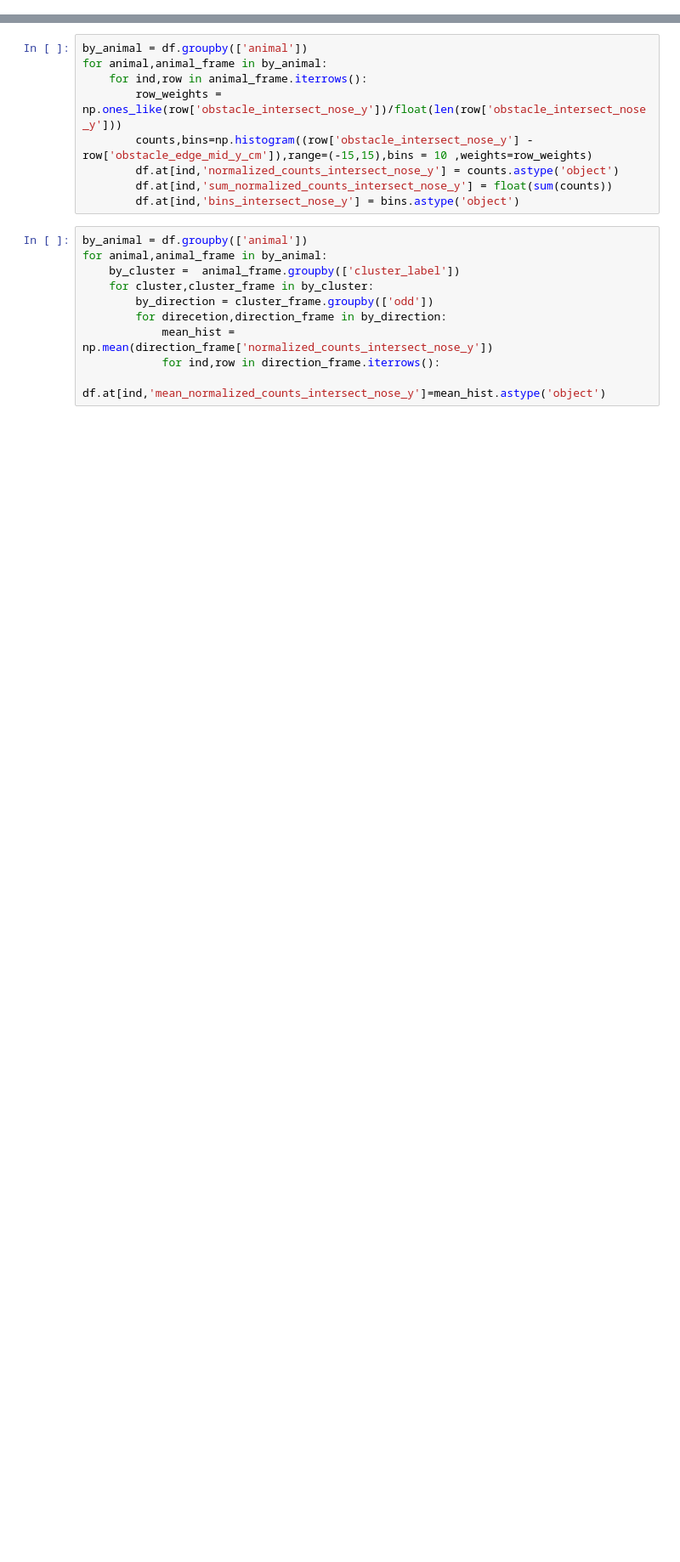
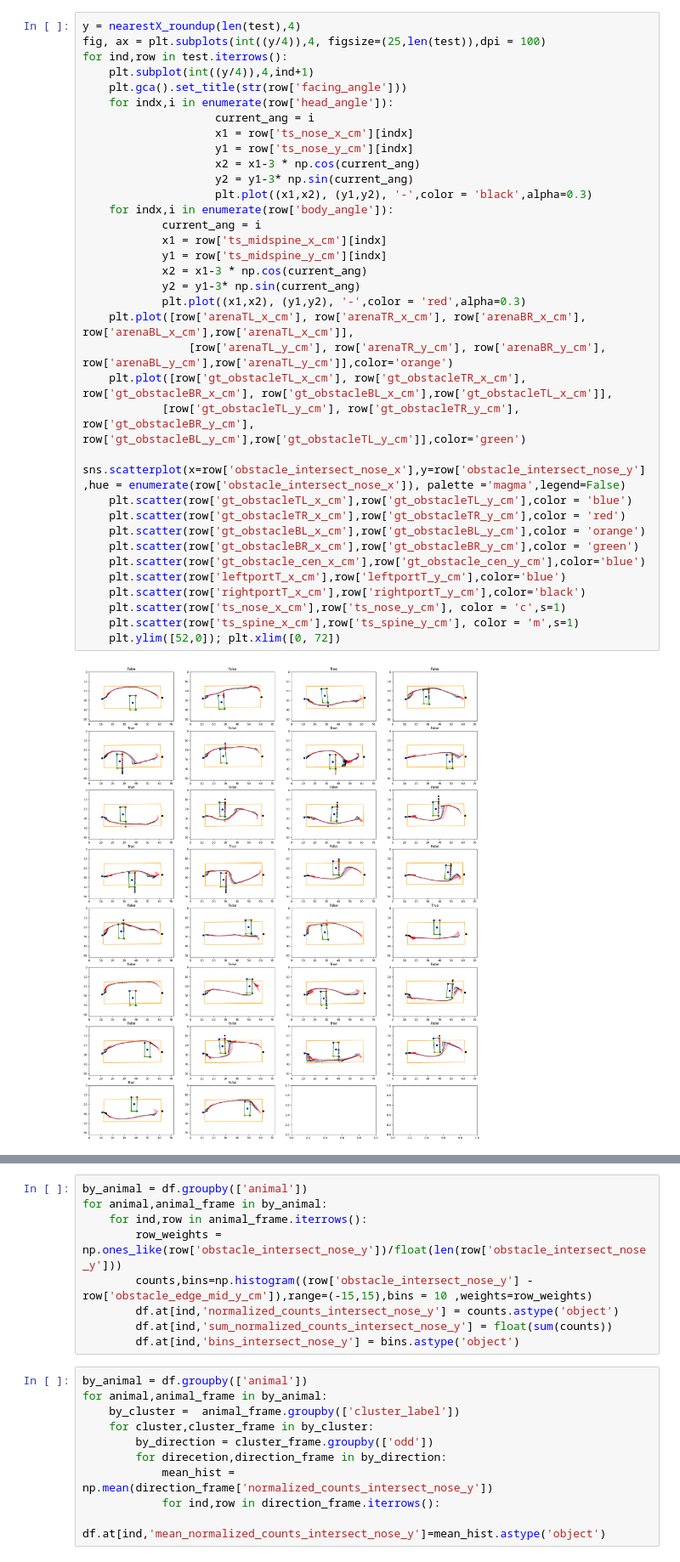
Before and after one commit to msidikpr/obstacle_avoidance, a Jupyter notebook: 101222_101322_101422/group_analysis.ipynb, the cells around one changed output, grey strips where cells are left out. Shown at 85% size. Saved outputs shown, nothing was run; the diff lists cells and outputs as text; blank space fills up the shorter version.

```diff
--- a/101222_101322_101422/group_analysis.ipynb
+++ b/101222_101322_101422/group_analysis.ipynb
@@ -203,0 +413,37 @@ for animal,animal_frame in by_animal:
+# %%
+y = nearestX_roundup(len(test),4)
+fig, ax = plt.subplots(int((y/4)),4, figsize=(25,len(test)),dpi = 100)
+for ind,row in test.iterrows():
+    plt.subplot(int((y/4)),4,ind+1)
+    plt.gca().set_title(str(row['facing_angle']))
+    for indx,i in enumerate(row['head_angle']):
+                    current_ang = i
+                    x1 = row['ts_nose_x_cm'][indx]
+                    y1 = row['ts_nose_y_cm'][indx]
+                    x2 = x1-3 * np.cos(current_ang)
+                    y2 = y1-3* np.sin(current_ang)
+                    plt.plot((x1,x2), (y1,y2), '-',color = 'black',alpha=0.3)
+    for indx,i in enumerate(row['body_angle']):
+            current_ang = i
+            x1 = row['ts_midspine_x_cm'][indx]
+            y1 = row['ts_midspine_y_cm'][indx]
+            x2 = x1-3 * np.cos(current_ang)
+            y2 = y1-3* np.sin(current_ang)
+            plt.plot((x1,x2), (y1,y2), '-',color = 'red',alpha=0.3)
+    plt.plot([row['arenaTL_x_cm'], row['arenaTR_x_cm'], row['arenaBR_x_cm'], row['arenaBL_x_cm'],row['arenaTL_x_cm']],
+                [row['arenaTL_y_cm'], row['arenaTR_y_cm'], row['arenaBR_y_cm'], row['arenaBL_y_cm'],row['arenaTL_y_cm']],color='orange')
+    plt.plot([row['gt_obstacleTL_x_cm'], row['gt_obstacleTR_x_cm'], row['gt_obstacleBR_x_cm'], row['gt_obstacleBL_x_cm'],row['gt_obstacleTL_x_cm']],
+            [row['gt_obstacleTL_y_cm'], row['gt_obstacleTR_y_cm'], row['gt_obstacleBR_y_cm'], row['gt_obstacleBL_y_cm'],row['gt_obstacleTL_y_cm']],color='green')
+    sns.scatterplot(x=row['obstacle_intersect_nose_x'],y=row['obstacle_intersect_nose_y'],hue = enumerate(row['obstacle_intersect_nose_x']), palette ='magma',legend=False)
+    plt.scatter(row['gt_obstacleTL_x_cm'],row['gt_obstacleTL_y_cm'],color = 'blue')
+    plt.scatter(row['gt_obstacleTR_x_cm'],row['gt_obstacleTR_y_cm'],color = 'red')
+    plt.scatter(row['gt_obstacleBL_x_cm'],row['gt_obstacleBL_y_cm'],color = 'orange')
+    plt.scatter(row['gt_obstacleBR_x_cm'],row['gt_obstacleBR_y_cm'],color = 'green')
+    plt.scatter(row['gt_obstacle_cen_x_cm'],row['gt_obstacle_cen_y_cm'],color='blue')
+    plt.scatter(row['leftportT_x_cm'],row['leftportT_y_cm'],color='blue')
+    plt.scatter(row['rightportT_x_cm'],row['rightportT_y_cm'],color='black')
+    plt.scatter(row['ts_nose_x_cm'],row['ts_nose_y_cm'], color = 'c',s=1)
+    plt.scatter(row['ts_spine_x_cm'],row['ts_spine_y_cm'], color = 'm',s=1)
+    plt.ylim([52,0]); plt.xlim([0, 72])
+# %% [output]
+[figure, added]
```
Also changed, not shown: parts of 107 cells of this notebook, 4 other files.
